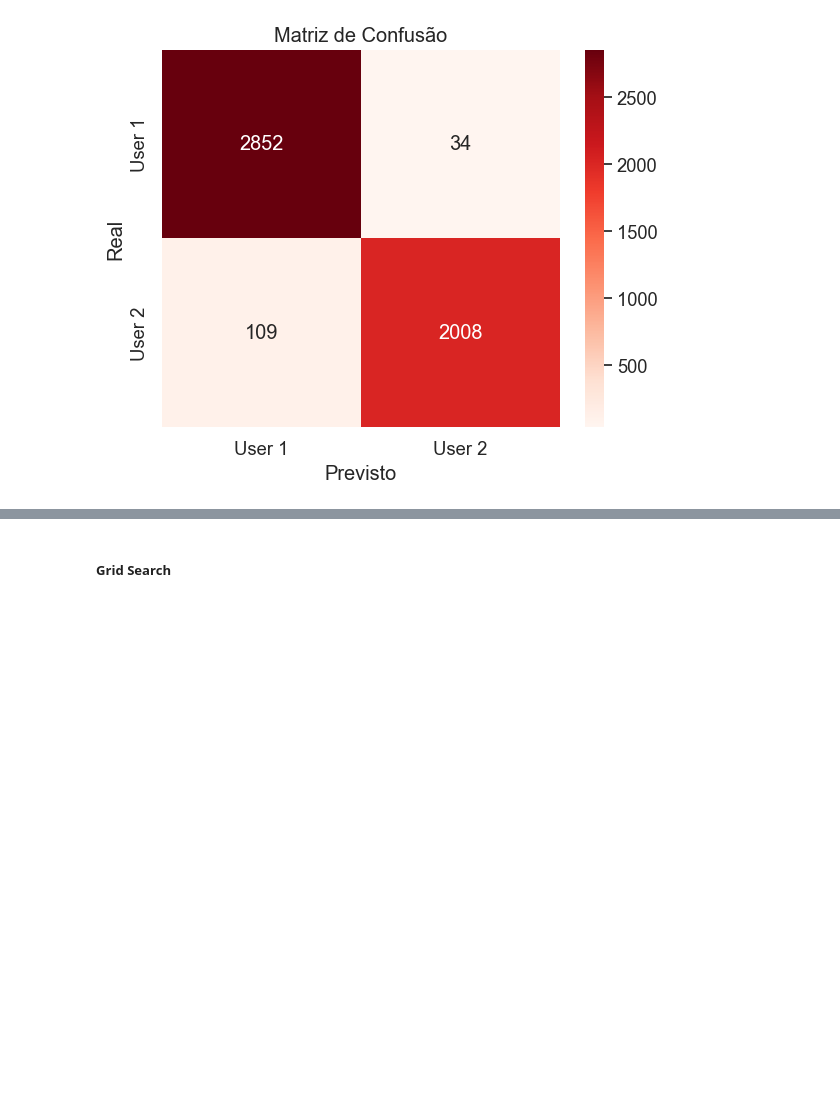
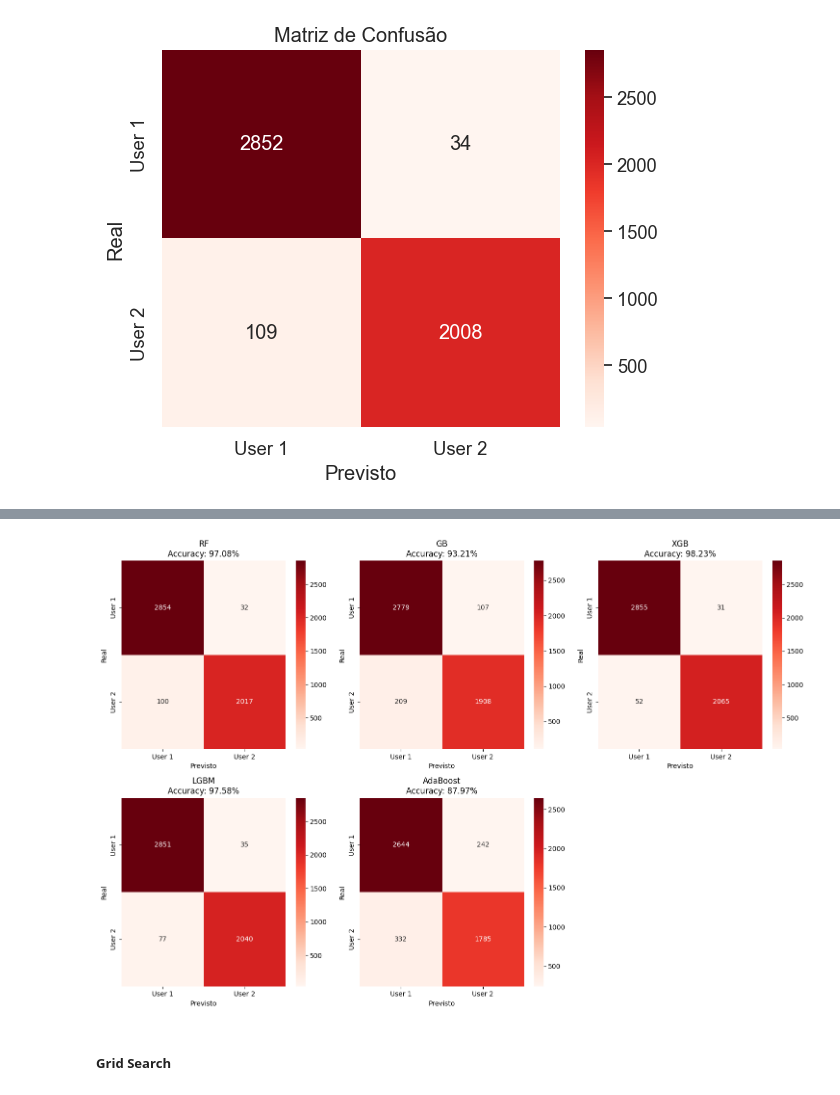
Before and after one commit to pedro-nuno-monteiro/thesis-project, a Jupyter notebook: General-Data-Collecting-[meu].ipynb, the cells around one changed output, grey strips where cells are left out. Cells and saved outputs as stored; diff of their text form; code cells hidden in the pictures; blank space fills up the shorter version.

```diff
--- a/General-Data-Collecting-[meu].ipynb
+++ b/General-Data-Collecting-[meu].ipynb
@@ -379,3 +432,28 @@ plt.show()
+# %%
+fig, axes = plt.subplots(2, 3, figsize=(15, 10))
+axes = axes.flatten()
+
+for idx, (name, preds) in enumerate(predictions.items()):
+    cm = confusion_matrix(y_test, preds)
+    sns.heatmap(
+        cm,
+        annot=True,
+        fmt="d",
+        cmap="Reds",
+        xticklabels=["User 1", "User 2"],
+        yticklabels=["User 1", "User 2"],
+        ax=axes[idx],
+    )
+    axes[idx].set_title(f"{name}\nAccuracy: {results[name]:.2%}")
+    axes[idx].set_xlabel("Previsto")
+    axes[idx].set_ylabel("Real")
+
+axes[-1].axis('off')
+
+plt.tight_layout()
+plt.show()
+# %% [output]
+[figure, added]
 # %% [markdown]
 ##### Grid Search
 # %%
```
Also changed, not shown: parts of 2 cells of this notebook.
